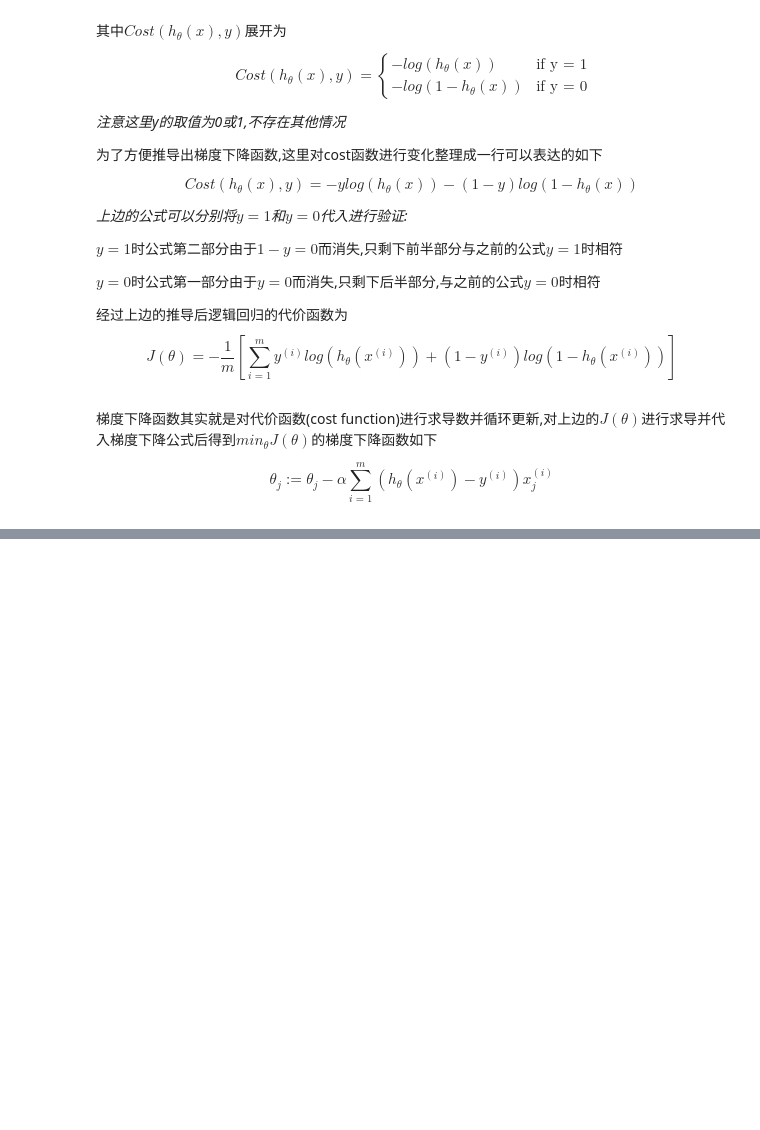
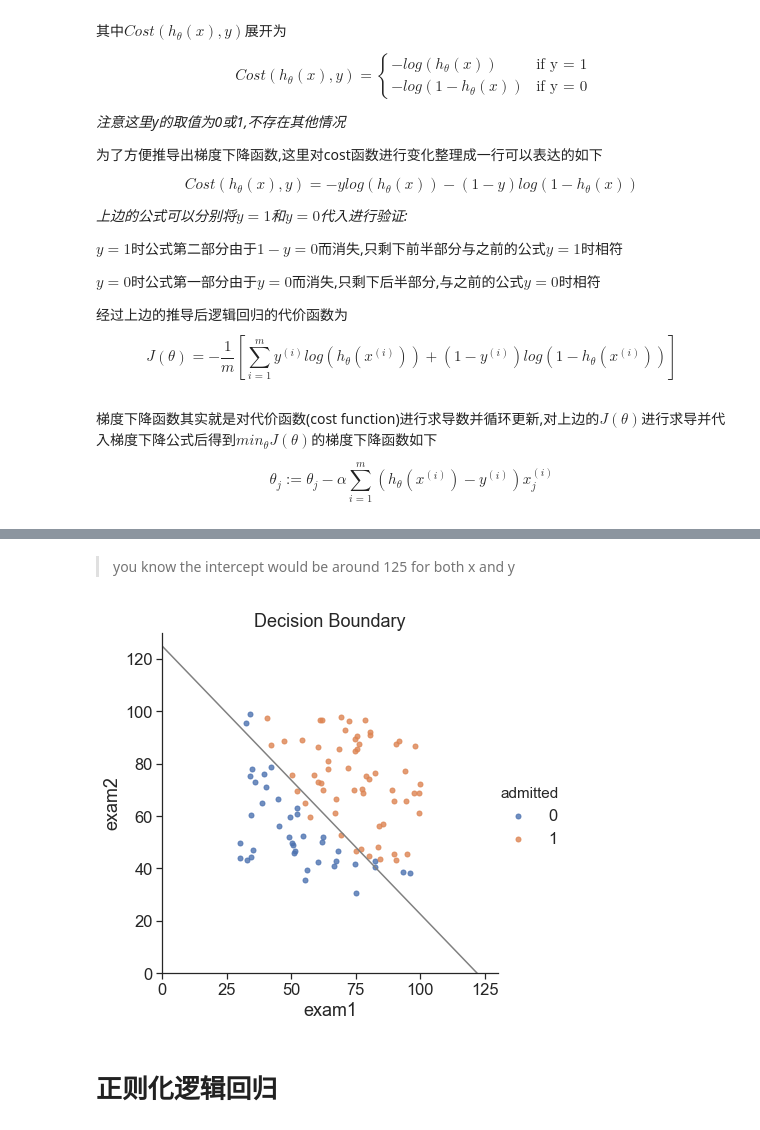
Before and after one commit to damonxiao/Coursera-ML-AndrewNg-Notes-Damon, a Jupyter notebook: chapter07/Logistic_regression.ipynb, the cells around one changed output, grey strips where cells are left out. Saved outputs shown, nothing was run; the diff lists cells and outputs as text; code cells hidden in the pictures; blank space fills up the shorter version.

```diff
--- a/chapter07/Logistic_regression.ipynb
+++ b/chapter07/Logistic_regression.ipynb
@@ -53,0 +166,5 @@ $$
+# %%
+def cost(theta, X, y):
+    return -np.mean(y * np.log(sigmoid(X @ theta)) + (1-y) * np.log(1-sigmoid(X @ theta)))
+# 由于使用矩阵(向量化)代替了常规的求和,故,这里只要求出m列矩阵的平均值即可
+# X @ theta与X.dot(theta)等价,做数组的点积运算(理解就是矩阵的乘法,但是numpy库中关于dot和multiply又有不同,此处不理解??)
@@ -53,0 +198,3 @@ $$
+# %%
+def gradient(theta, X, y):
+    return (1/(len(X)) *X.T @ (sigmoid(X @ theta) - y))
@@ -53,0 +210,2 @@ $$
+# %%
+res = opt.minimize(fun=cost, x0=theta,args=(X,y), method='Newton-CG', jac=gradient)
@@ -53,0 +253,7 @@ $$
+# %%
+coef = -(res.x/res.x[2]) # find the equation
+print(coef)
+x = np.arange(130, step = 0.1)
+y = coef[0] +coef[1] * x
+print("x",x)
+print("y",y)
@@ -53,0 +277,17 @@ $$
+# %% [markdown]
+> you know the intercept would be around 125 for both x and y
+# %%
+sns.set(context="notebook", style="ticks", font_scale=1.5)
+sns.lmplot('exam1', 'exam2', hue='admitted', data=data,
+          height=6,
+          fit_reg=False,
+          scatter_kws={"s": 25})
+plt.plot(x,y,'grey')
+plt.xlim(0,130)
+plt.ylim(0,130)
+plt.title('Decision Boundary')
+plt.show()
+# %% [output]
+[figure, added]
+# %% [markdown]
+# 正则化逻辑回归
```
Also changed, not shown: parts of 44 cells of this notebook, 2 other files.
